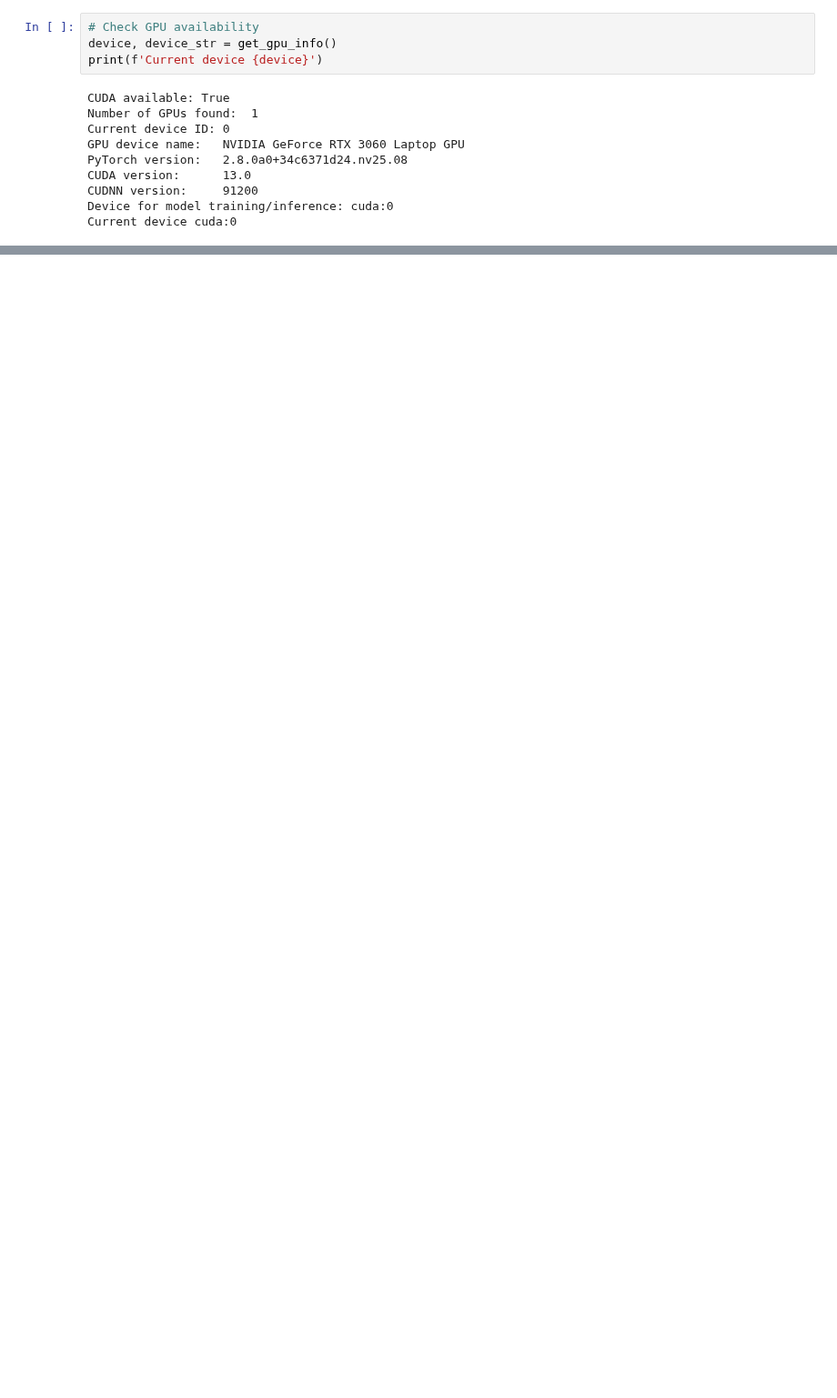
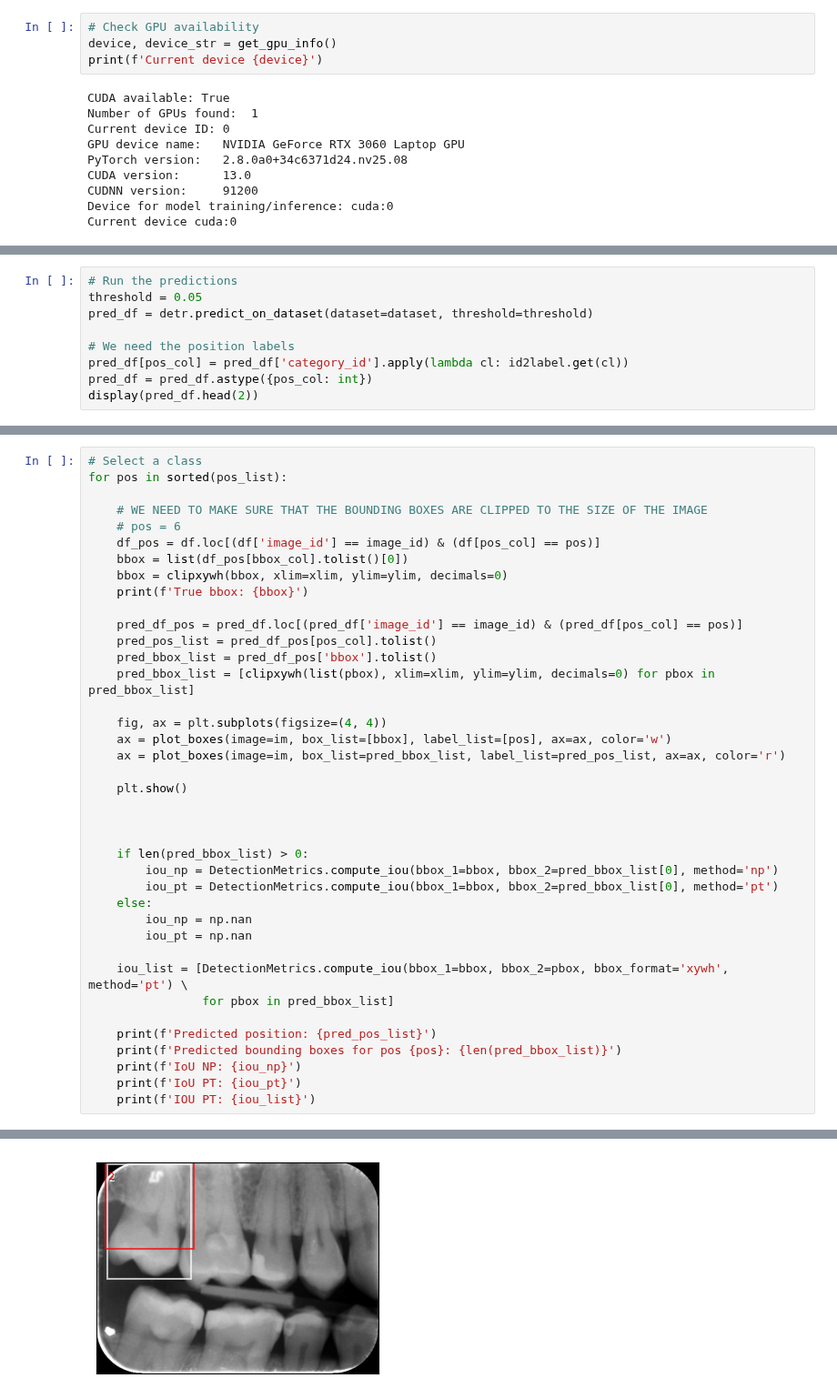
Before and after one commit to awerdich/computervision, a Jupyter notebook: notebooks/detection/10_performance_classes.ipynb, the cells around one changed output, grey strips where cells are left out. Shown at 91% size. Saved outputs shown, nothing was run; the diff lists cells and outputs as text; blank space fills up the shorter version.

Commit message:
DETR example notebooks

```diff
--- a/notebooks/detection/10_performance_classes.ipynb
+++ b/notebooks/detection/10_performance_classes.ipynb
@@ -476,0 +130,9 @@ Missed labels (FN): []
+# %%
+# Run the predictions
+threshold = 0.05
+pred_df = detr.predict_on_dataset(dataset=dataset, threshold=threshold)
+
+# We need the position labels
+pred_df[pos_col] = pred_df['category_id'].apply(lambda cl: id2label.get(cl))
+pred_df = pred_df.astype({pos_col: int})
+display(pred_df.head(2))
@@ -476,0 +205,40 @@ Missed labels (FN): []
+# %%
+# Select a class
+for pos in sorted(pos_list):
+
+    # WE NEED TO MAKE SURE THAT THE BOUNDING BOXES ARE CLIPPED TO THE SIZE OF THE IMAGE
+    # pos = 6
+    df_pos = df.loc[(df['image_id'] == image_id) & (df[pos_col] == pos)]
+    bbox = list(df_pos[bbox_col].tolist()[0])
+    bbox = clipxywh(bbox, xlim=xlim, ylim=ylim, decimals=0)
+    print(f'True bbox: {bbox}')
+
+    pred_df_pos = pred_df.loc[(pred_df['image_id'] == image_id) & (pred_df[pos_col] == pos)]
+    pred_pos_list = pred_df_pos[pos_col].tolist()
+    pred_bbox_list = pred_df_pos['bbox'].tolist()
+    pred_bbox_list = [clipxywh(list(pbox), xlim=xlim, ylim=ylim, decimals=0) for pbox in pred_bbox_list]
+
+    fig, ax = plt.subplots(figsize=(4, 4))
+    ax = plot_boxes(image=im, box_list=[bbox], label_list=[pos], ax=ax, color='w')
+    ax = plot_boxes(image=im, box_list=pred_bbox_list, label_list=pred_pos_list, ax=ax, color='r')
+
+    plt.show()
+
+
+
+    if len(pred_bbox_list) > 0:
+        iou_np = DetectionMetrics.compute_iou(bbox_1=bbox, bbox_2=pred_bbox_list[0], method='np')
+        iou_pt = DetectionMetrics.compute_iou(bbox_1=bbox, bbox_2=pred_bbox_list[0], method='pt')
+    else:
+        iou_np = np.nan
+        iou_pt = np.nan
+
+    iou_list = [DetectionMetrics.compute_iou(bbox_1=bbox, bbox_2=pbox, bbox_format='xywh', method='pt') \
+                for pbox in pred_bbox_list]
+
+    print(f'Predicted position: {pred_pos_list}')
+    print(f'Predicted bounding boxes for pos {pos}: {len(pred_bbox_list)}')
+    print(f'IoU NP: {iou_np}')
+    print(f'IoU PT: {iou_pt}')
+    print(f'IOU PT: {iou_list}')
+# %% [output]
@@ -476,0 +246 @@ Missed labels (FN): []
+[figure, added]
```
Also changed, not shown: parts of 24 cells of this notebook, 6 other files.
